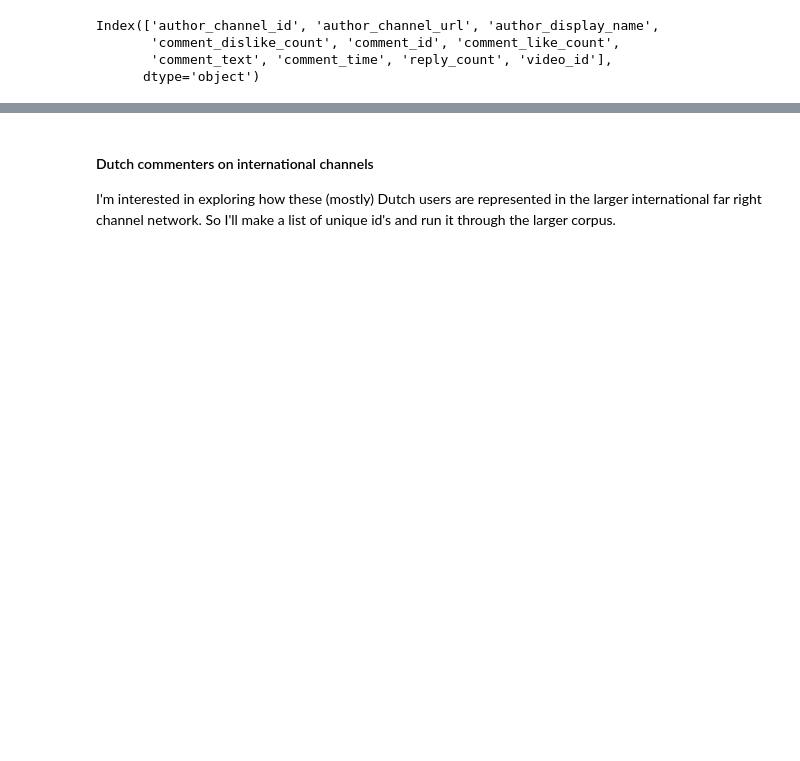
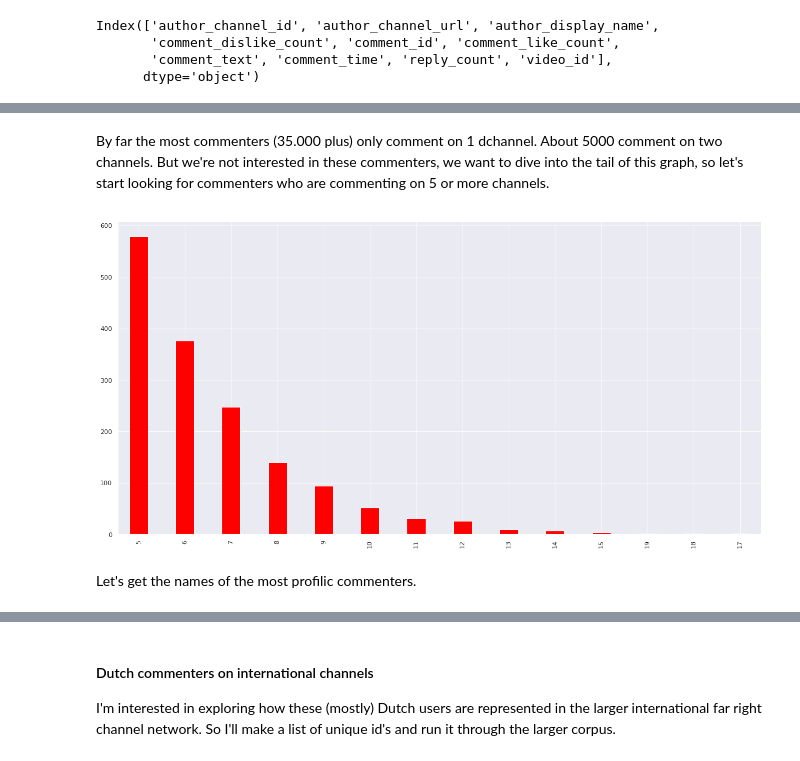
Before and after one commit to CorrespondentData/YouTubeExtremism, a Jupyter notebook: DataCollection/NL_analysis.ipynb, the cells around one changed output, grey strips where cells are left out. Drawn from its saved outputs; the diff is of its cells as text; code cells hidden in the pictures; blank space fills up the shorter version.

```diff
--- a/DataCollection/NL_analysis.ipynb
+++ b/DataCollection/NL_analysis.ipynb
@@ -611,0 +705,18 @@ Name: author_display_name, Length: 52335, dtype: int64
+# %% [markdown]
+By far the most commenters (35.000 plus) only comment on 1 dchannel. About 5000 comment on two channels. But we're not interested in these commenters, we want to dive into the tail of this graph, so let's start looking for commenters who are commenting on 5 or more channels.
+# %%
+prolific_commenters = prolific_commenters[4:]
+
+fig = plt.figure(figsize=(20,10)) # Create matplotlib figure
+
+width = 0.4
+
+prolific_commenters.plot(kind='bar', color='red', width=width, grid=True)
+ax.set_ylabel('number of commenters')
+ax.set_xlabel('number of channels')
+
+plt.show()
+# %% [output]
+[figure, added]
+# %% [markdown]
+Let's get the names of the most profilic commenters.
```
Also changed, not shown: parts of 137 cells of this notebook.
